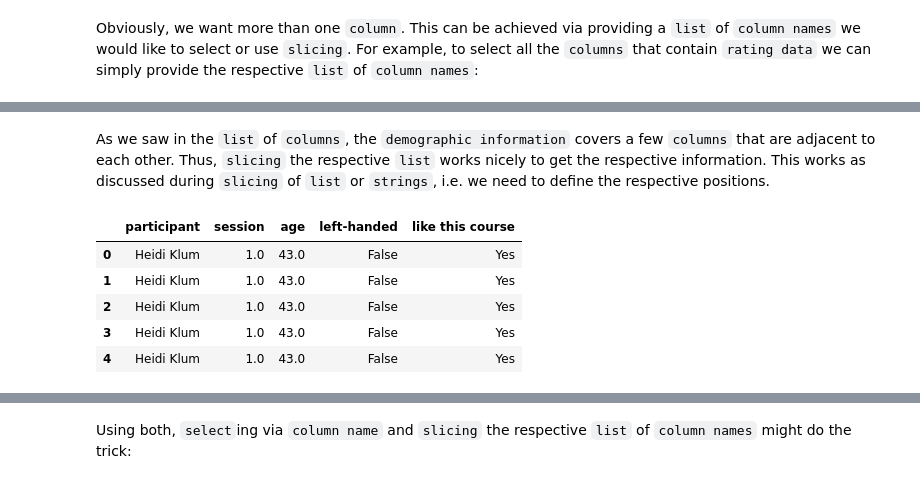
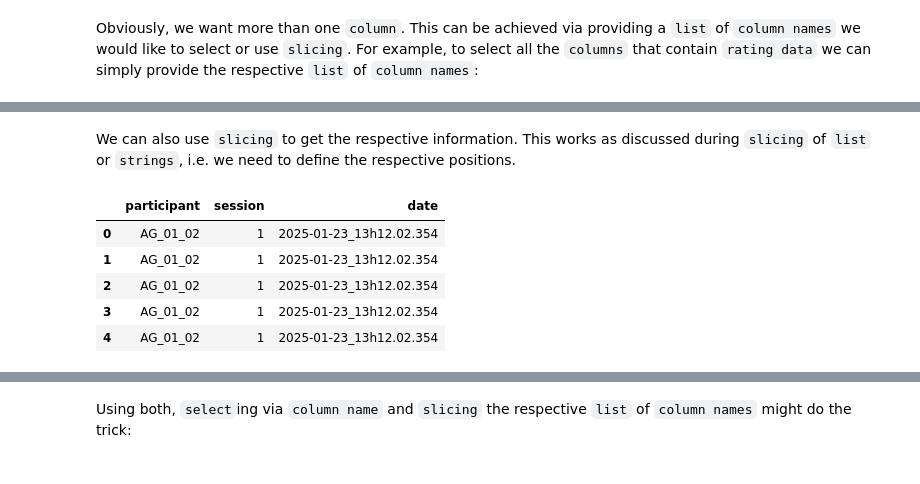
Before and after one commit to MarkovYu/Python_For_Psychologists_24, a Jupyter notebook: lecture/_build/jupyter_execute/analyses/intro_data_analyzes_visualization.ipynb, the cells around one changed output, grey strips where cells are left out. Drawn from its saved outputs; the diff is of its cells as text; code cells hidden in the pictures.

```diff
--- a/lecture/_build/jupyter_execute/analyses/intro_data_analyzes_visualization.ipynb
+++ b/lecture/_build/jupyter_execute/analyses/intro_data_analyzes_visualization.ipynb
@@ -345,0 +358,2 @@ RangeIndex(start=0, stop=32, step=1)
+# %%
+data_loaded.set_index('participant', inplace=True)
@@ -345,0 +377,3 @@ RangeIndex(start=0, stop=32, step=1)
+# %%
+data_loaded.reset_index(inplace=True)
+data_loaded.head(n=10)
@@ -414,14 +461,14 @@ data_loaded[['movie', 'snack', 'animal', 'rating_movies.response', 'rating_snack
 # %% [markdown]
-As we saw in the `list` of `columns`, the `demographic information` covers a few `columns` that are adjacent to each other. Thus, `slicing` the respective `list` works nicely to get the respective information. This works as discussed during `slicing` of `list` or `strings`, i.e. we need to define the respective positions.
+We can also use `slicing` to get the respective information. This works as discussed during `slicing` of `list` or `strings`, i.e. we need to define the respective positions.
 # %%
-data_loaded[data_loaded.columns[83:88]].head()
+data_loaded[data_loaded.columns[0:3]].head()
 # %% [output]
-|  | participant | session | age | left-handed | like this course |
-| 0 | Heidi Klum | 1.0 | 43.0 | False | Yes |
-| 1 | Heidi Klum | 1.0 | 43.0 | False | Yes |
-| 2 | Heidi Klum | 1.0 | 43.0 | False | Yes |
-| 3 | Heidi Klum | 1.0 | 43.0 | False | Yes |
-| 4 | Heidi Klum | 1.0 | 43.0 | False | Yes |
+|  | participant | session | date |
+| 0 | AG_01_02 | 1 | 2025-01-23_13h12.02.354 |
+| 1 | AG_01_02 | 1 | 2025-01-23_13h12.02.354 |
+| 2 | AG_01_02 | 1 | 2025-01-23_13h12.02.354 |
+| 3 | AG_01_02 | 1 | 2025-01-23_13h12.02.354 |
+| 4 | AG_01_02 | 1 | 2025-01-23_13h12.02.354 |
 # %% [markdown]
 <center><img src="https://media1.giphy.com/media/BXOEmFSzNkOObZhIA3/giphy.gif?cid=ecf05e47iuhbrrici7z2tn33dxeu0xxi96i19uk7qphiojb3&rid=giphy.gif&ct=g" width="300"></center>
 
```
Also changed, not shown: parts of 44 cells of this notebook, 4 other files.
